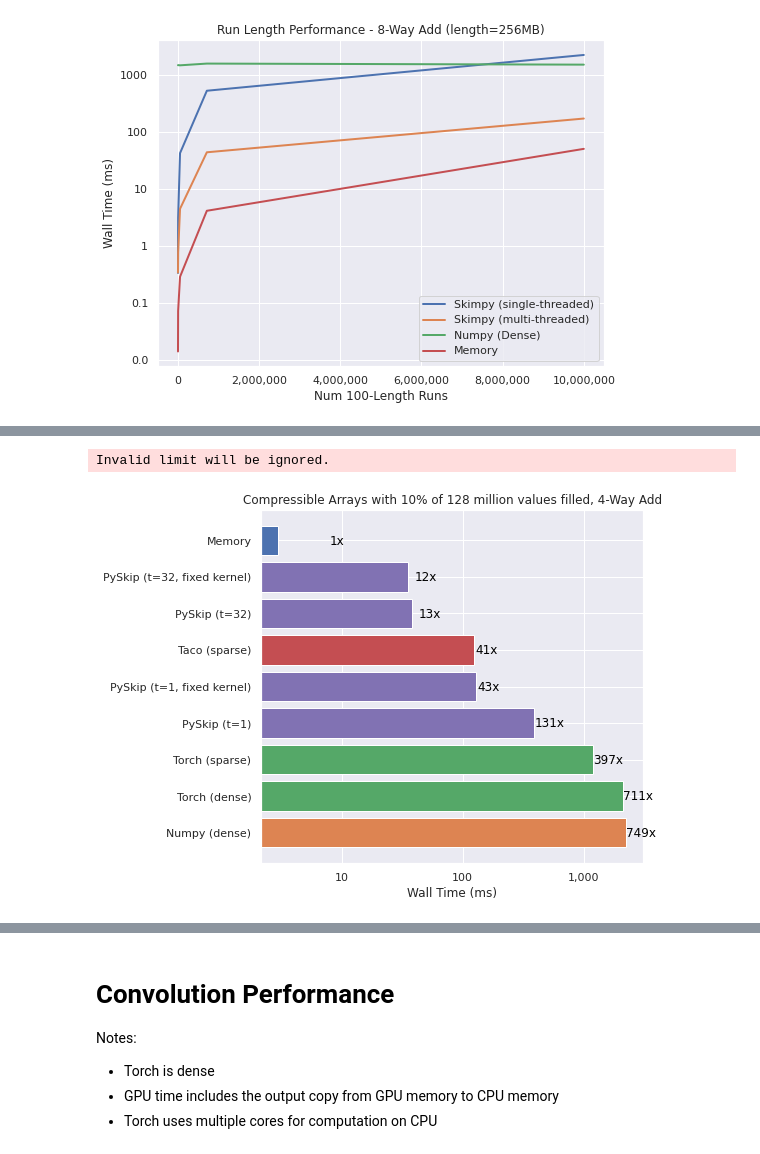
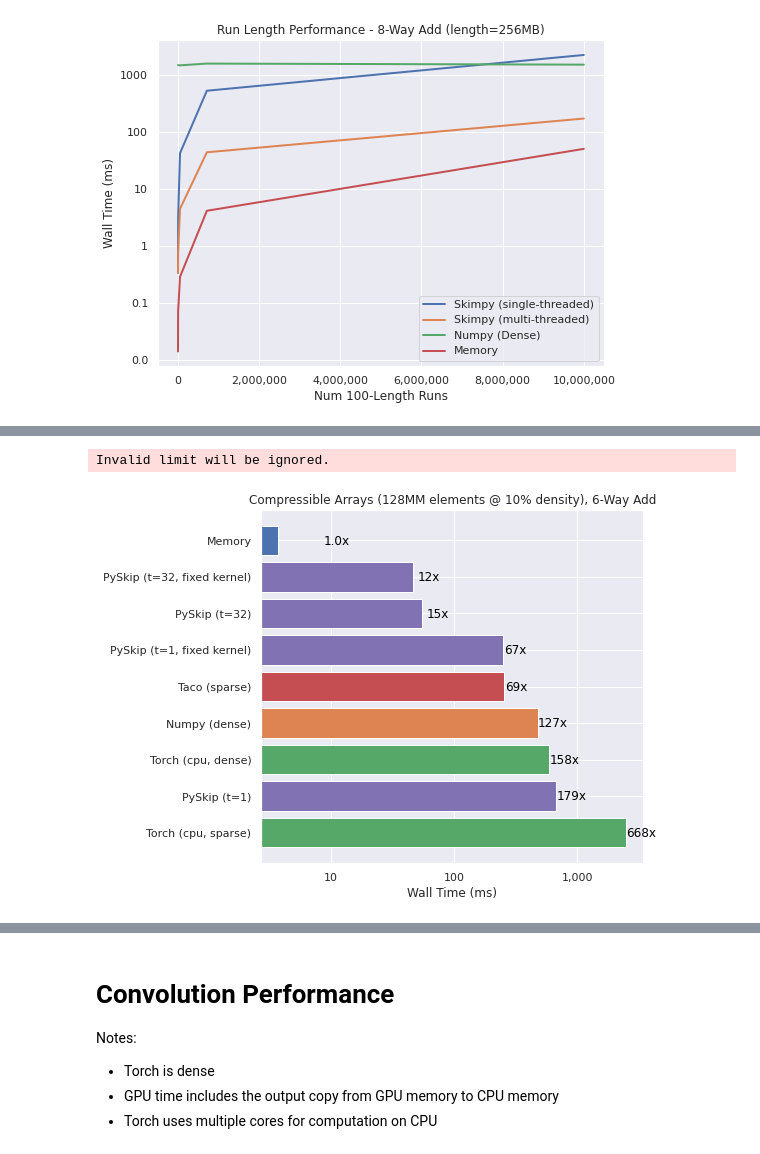
Before and after one commit to turtlesoupy/pyskip, a Jupyter notebook: notebooks/skimpy_bench_project.ipynb, the cells around one changed output, grey strips where cells are left out. Drawn from its saved outputs; the diff is of its cells as text; code cells hidden in the pictures.

```diff
--- a/notebooks/skimpy_bench_project.ipynb
+++ b/notebooks/skimpy_bench_project.ipynb
@@ -361,9 +552,9 @@ line_plot(
 # %%
 density_10 = benchmarks.RunLengthArrayBenchmark.run_suite(
-    repeats=1,
-    num_non_zero=51 * MEGABYTES // 4,
-    array_length=512 * MEGABYTES // 4,
-    num_inputs=4,
+    repeats=3,
+    num_non_zero=int(128_000_000 * 0.1 / approximation),
+    array_length=128_000_000 // approximation,
+    num_inputs=6,
     align_inputs=False,
     deterministic_run_length=True,
     run_length=1,
@@ -374,11 +566,0 @@ density_10 = benchmarks.RunLengthArrayBenchmark.run_suite(
-# %%
-density_50 = benchmarks.RunLengthArrayBenchmark.run_suite(
-    repeats=1,
-    num_non_zero=256 * MEGABYTES // 4,
-    array_length=512 * MEGABYTES // 4,
-    num_inputs=4,
-    align_inputs=False,
-    deterministic_run_length=True,
-    run_length=1,
-    suite=SPARSE_SUITE,
-)
@@ -445,11 +651,11 @@ line_plot(
 [figure]
 # %%
 run_length = 10
-run_length_density_10 = benchmarks.RunLengthArrayBenchmark.run_suite(
-    num_non_zero=int(0.1 * 512 * MEGABYTES // (4 * run_length)),
-    repeats=NUM_REPEATS,
-    array_length=512 * MEGABYTES,
-    num_inputs=4,
+run_length_density_01 = benchmarks.RunLengthArrayBenchmark.run_suite(
+    num_non_zero=int(128_000_000 * 0.01 / run_length),
+    repeats=3,
+    array_length=128_000_000,
+    num_inputs=6,
     align_inputs=False,
     deterministic_run_length=True,
     run_length=run_length,
@@ -460,9 +692,9 @@ run_length_density_10 = benchmarks.RunLengthArrayBenchmark.run_suite(
 # %%
-run_length_density_50 = benchmarks.RunLengthArrayBenchmark.run_suite(
-    num_non_zero=int(0.5 * 512 * MEGABYTES // (4 * run_length)),
-    repeats=NUM_REPEATS,
-    array_length=512 * MEGABYTES,
-    num_inputs=4,
+run_length_density_10 = benchmarks.RunLengthArrayBenchmark.run_suite(
+    num_non_zero=int(128_000_000 * 0.1 / run_length),
+    repeats=3,
+    array_length=128_000_000,
+    num_inputs=6,
     align_inputs=False,
     deterministic_run_length=True,
     run_length=run_length,
@@ -473,6 +731,6 @@ run_length_density_50 = benchmarks.RunLengthArrayBenchmark.run_suite(
 # %%
-plot_bar(run_length_density_10, title="Compressible Arrays with 10% of 128 million values filled, 4-Way Add", xlabel="Wall Time (ms)", xlog=True,
-         output_path="/home/tdimson/projects/cs348k/project/final_report/plots/compressible_4_way_add_density_10.png")
+plot_bar(run_length_density_10, title="Compressible Arrays (128MM elements @ 10% density), 6-Way Add", xlabel="Wall Time (ms)", xlog=True,
+         output_path="/home/tdimson/projects/cs348k/project/final_report/plots/compressible_6_way_add_density_10.png")
 # %% [output]
 Invalid limit will be ignored.
-[figure, old version]
+[figure, new version]
```
Also changed, not shown: parts of 34 cells of this notebook, 2 other files.
